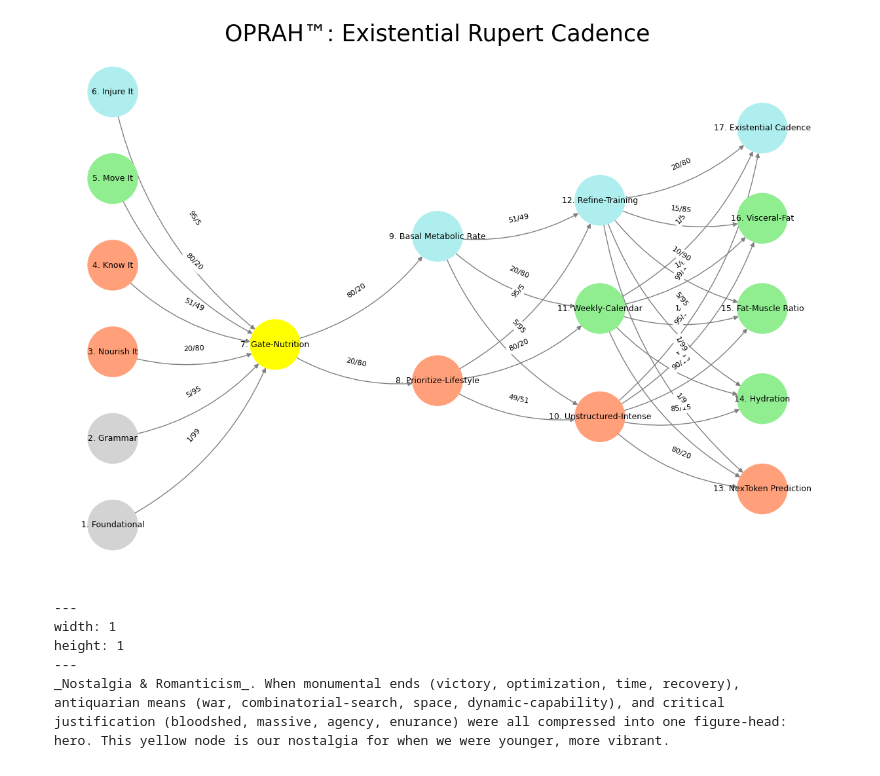
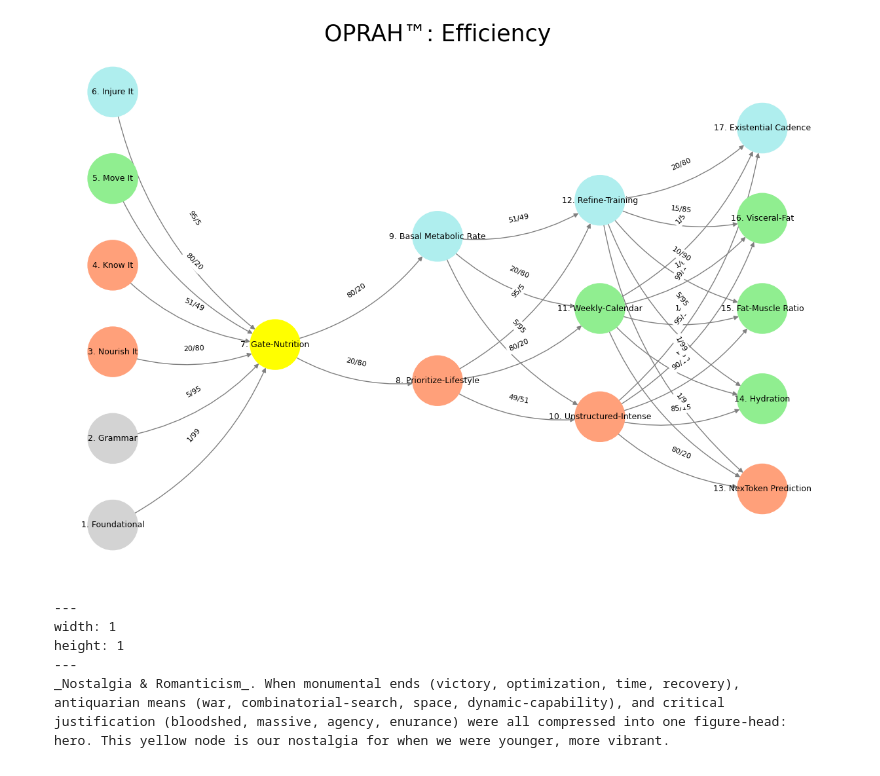
Before and after one commit to abikesa/noise-signal, a Jupyter notebook: kitabo/ensi/_build/jupyter_execute/act2/chapter1.ipynb, the cells around one changed output. Saved outputs shown, nothing was run; the diff lists cells and outputs as text; code cells hidden in the pictures.

````diff
--- a/kitabo/ensi/_build/jupyter_execute/act2/chapter1.ipynb
+++ b/kitabo/ensi/_build/jupyter_execute/act2/chapter1.ipynb
@@ -96,35 +108,35 @@ def visualize_nn():
     # Add nodes with new numbered labels and assign positions
     for i, (layer_name, nodes) in enumerate(layers.items()):
         positions = calculate_positions(nodes, x_offset=i * 2)
         for node, position in zip(nodes, positions):
             new_node = mapping[node]
             G.add_node(new_node, layer=layer_name)
             pos[new_node] = position
             node_colors.append(colors.get(node, 'lightgray'))
 
     # Add edges with updated node labels
     for (source, target), weight in edges.items():
         if source in mapping and target in mapping:
             new_source = mapping[source]
             new_target = mapping[target]
             G.add_edge(new_source, new_target, weight=weight)
 
     # Draw the graph
     plt.figure(figsize=(12, 8))
     edges_labels = {(u, v): d["weight"] for u, v, d in G.edges(data=True)}
 
     nx.draw(
         G, pos, with_labels=True, node_color=node_colors, edge_color='gray',
         node_size=3000, font_size=9, connectionstyle="arc3,rad=0.2"
     )
     nx.draw_networkx_edge_labels(G, pos, edge_labels=edges_labels, font_size=8)
-    plt.title("OPRAH™: Existential Rupert Cadence", fontsize=25)
+    plt.title("OPRAH™: Efficiency", fontsize=25)
     plt.show()
 
 # Run the visualization
 visualize_nn()
 # %% [output]
-[figure, old version]
+[figure, new version]
 # %% [markdown]
 ```{figure} ../figures/blanche.*
 ---
````
Also changed, not shown: parts of 2 cells of this notebook, 6 other files.
